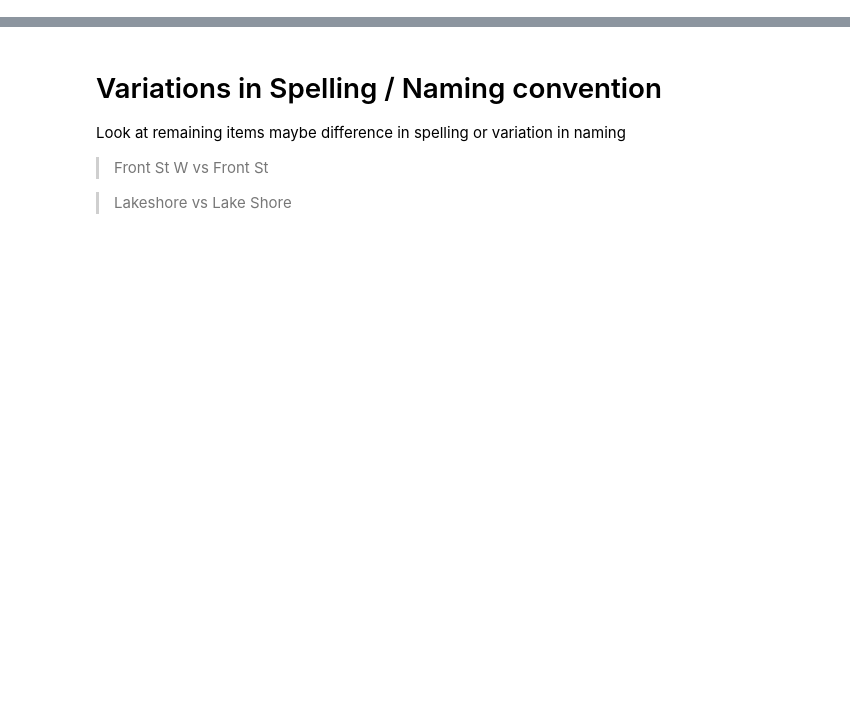
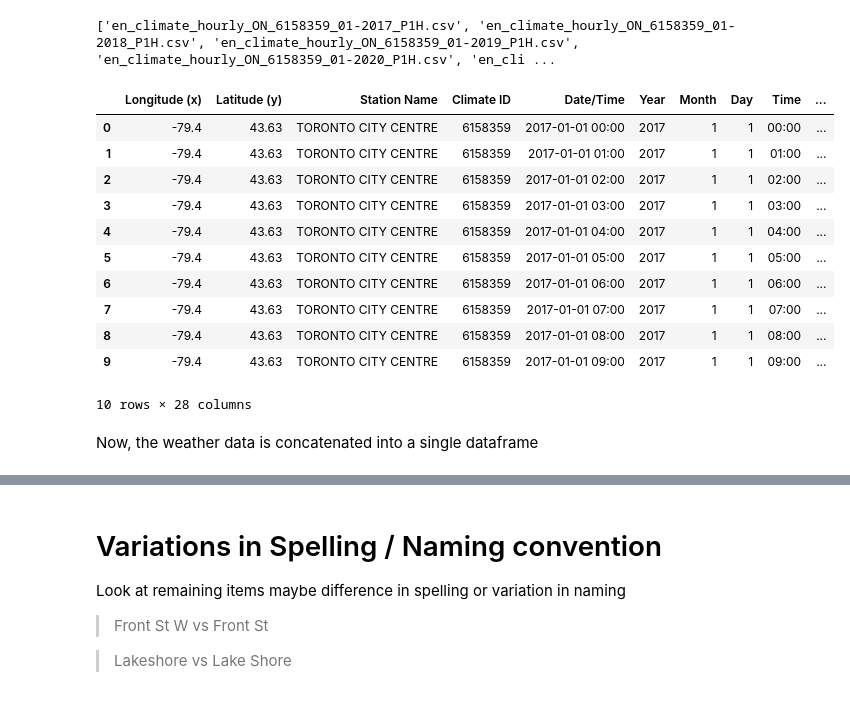
Before and after one commit to yokoyana/toronto_bike_share, a Jupyter notebook: project.ipynb, the cells around one changed output, grey strips where cells are left out. Cells and saved outputs as stored; diff of their text form; code cells hidden in the pictures; blank space fills up the shorter version.

```diff
--- a/project.ipynb
+++ b/project.ipynb
@@ -631,0 +65,24 @@ dtype: float64
+# %%
+#Get list of Weather Data File Names contained in the repository
+weather_filenames = [filename for filename in os.listdir() if '6158359' in filename]
+print(weather_filenames[0:5])
+
+# Check the format of the weather data
+df_weather_data = pd.read_csv(weather_filenames[0])
+df_weather_data.head(10)
+# %% [output]
+['en_climate_hourly_ON_6158359_01-2017_P1H.csv', 'en_climate_hourly_ON_6158359_01-2018_P1H.csv', 'en_climate_hourly_ON_6158359_01-2019_P1H.csv', 'en_climate_hourly_ON_6158359_01-2020_P1H.csv', 'en_cli ...
+|  | Longitude (x) | Latitude (y) | Station Name | Climate ID | Date/Time | Year | Month | Day | Time | ... |
+| 0 | -79.4 | 43.63 | TORONTO CITY CENTRE | 6158359 | 2017-01-01 00:00 | 2017 | 1 | 1 | 00:00 | ... |
+| 1 | -79.4 | 43.63 | TORONTO CITY CENTRE | 6158359 | 2017-01-01 01:00 | 2017 | 1 | 1 | 01:00 | ... |
+| 2 | -79.4 | 43.63 | TORONTO CITY CENTRE | 6158359 | 2017-01-01 02:00 | 2017 | 1 | 1 | 02:00 | ... |
+| 3 | -79.4 | 43.63 | TORONTO CITY CENTRE | 6158359 | 2017-01-01 03:00 | 2017 | 1 | 1 | 03:00 | ... |
+| 4 | -79.4 | 43.63 | TORONTO CITY CENTRE | 6158359 | 2017-01-01 04:00 | 2017 | 1 | 1 | 04:00 | ... |
+| 5 | -79.4 | 43.63 | TORONTO CITY CENTRE | 6158359 | 2017-01-01 05:00 | 2017 | 1 | 1 | 05:00 | ... |
+| 6 | -79.4 | 43.63 | TORONTO CITY CENTRE | 6158359 | 2017-01-01 06:00 | 2017 | 1 | 1 | 06:00 | ... |
+| 7 | -79.4 | 43.63 | TORONTO CITY CENTRE | 6158359 | 2017-01-01 07:00 | 2017 | 1 | 1 | 07:00 | ... |
+| 8 | -79.4 | 43.63 | TORONTO CITY CENTRE | 6158359 | 2017-01-01 08:00 | 2017 | 1 | 1 | 08:00 | ... |
+| 9 | -79.4 | 43.63 | TORONTO CITY CENTRE | 6158359 | 2017-01-01 09:00 | 2017 | 1 | 1 | 09:00 | ... |
+10 rows × 28 columns
+# %% [markdown]
+Now, the weather data is concatenated into a single dataframe
```
Also changed, not shown: parts of 161 cells of this notebook.
